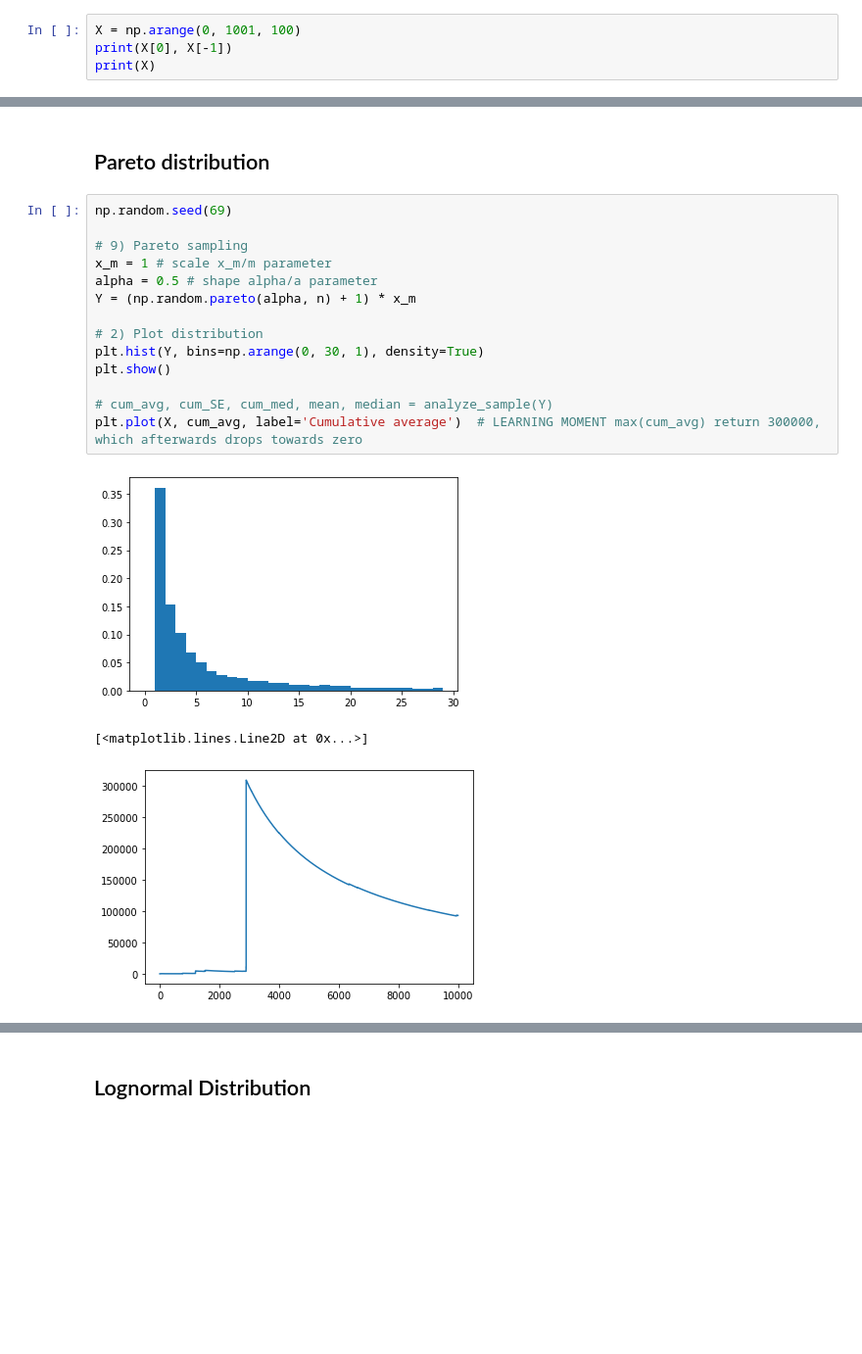
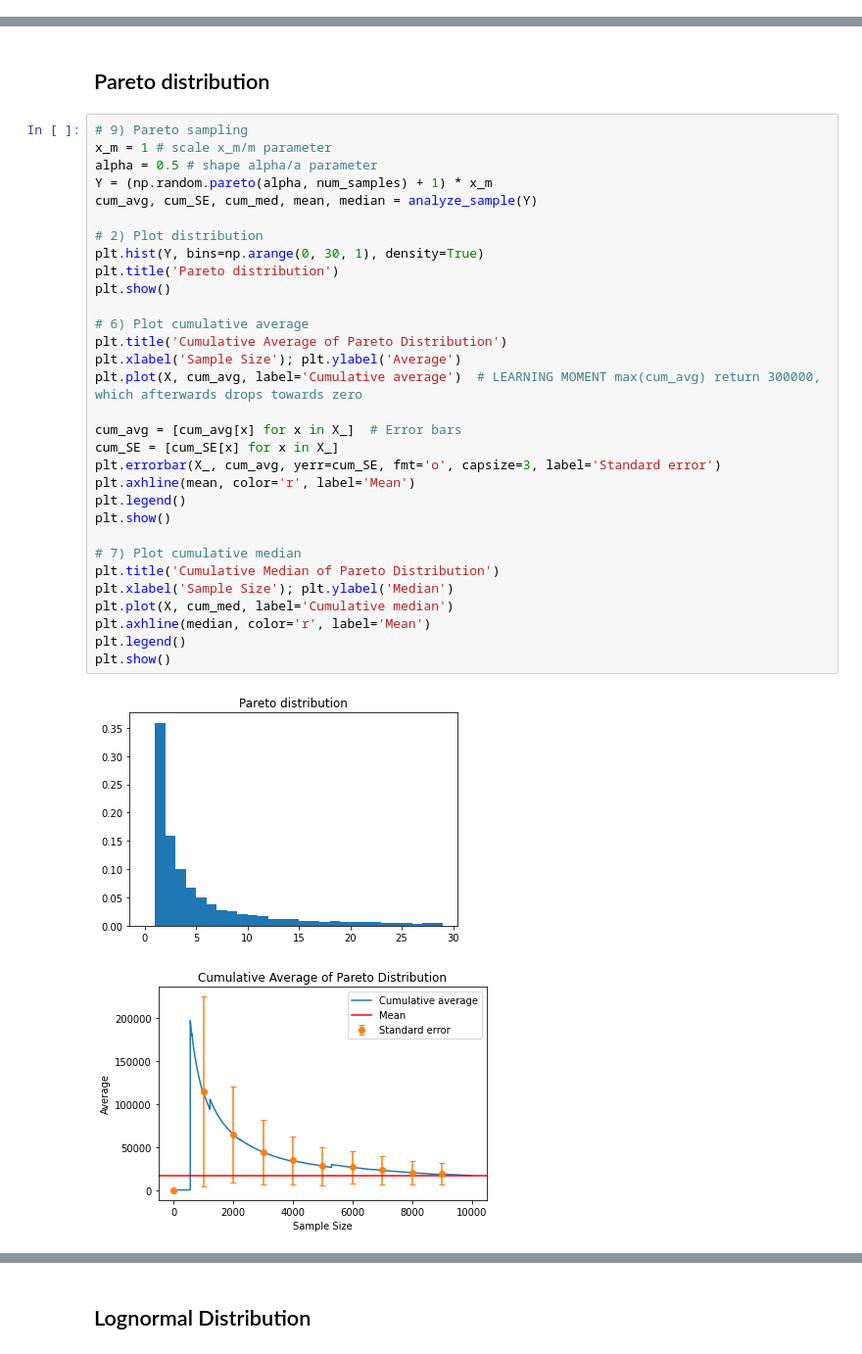
Before and after one commit to c-wejendorp/ComSocSciAssignment1Group1, a Jupyter notebook: Assignment1Group1.ipynb, the cells around one changed output, grey strips where cells are left out. Shown at 98% size. Cells and saved outputs as stored; diff of their text form; blank space fills up the shorter version.

```diff
--- a/Assignment1Group1.ipynb
+++ b/Assignment1Group1.ipynb
@@ -100,4 +52,0 @@ def analyze_sample(Y):  # Get all relevant statistics (don't plot here)
-# %%
-X = np.arange(0, 1001, 100)
-print(X[0], X[-1])
-print(X)
@@ -143,20 +93,36 @@ Mean: -0.04, Median: -0.05
 # %% [markdown]
 ## Pareto distribution
 # %%
-np.random.seed(69)
-
 # 9) Pareto sampling
 x_m = 1 # scale x_m/m parameter
 alpha = 0.5 # shape alpha/a parameter
-Y = (np.random.pareto(alpha, n) + 1) * x_m
+Y = (np.random.pareto(alpha, num_samples) + 1) * x_m
+cum_avg, cum_SE, cum_med, mean, median = analyze_sample(Y)
 
 # 2) Plot distribution
 plt.hist(Y, bins=np.arange(0, 30, 1), density=True)
+plt.title('Pareto distribution')
 plt.show()
 
-# cum_avg, cum_SE, cum_med, mean, median = analyze_sample(Y)
+# 6) Plot cumulative average
+plt.title('Cumulative Average of Pareto Distribution')
+plt.xlabel('Sample Size'); plt.ylabel('Average')
 plt.plot(X, cum_avg, label='Cumulative average')  # LEARNING MOMENT max(cum_avg) return 300000, which afterwards drops towards zero
+
+cum_avg = [cum_avg[x] for x in X_]  # Error bars
+cum_SE = [cum_SE[x] for x in X_]
+plt.errorbar(X_, cum_avg, yerr=cum_SE, fmt='o', capsize=3, label='Standard error')
+plt.axhline(mean, color='r', label='Mean')
+plt.legend()
+plt.show()
+
+# 7) Plot cumulative median
+plt.title('Cumulative Median of Pareto Distribution')
+plt.xlabel('Sample Size'); plt.ylabel('Median')
+plt.plot(X, cum_med, label='Cumulative median')
+plt.axhline(median, color='r', label='Mean')
+plt.legend()
+plt.show()
 # %% [output]
-[figure, old version]
+[figure, new version]
-[<matplotlib.lines.Line2D at 0x...>]
-[figure, old version]
+[figure, new version]
```
Also changed, not shown: parts of 20 cells of this notebook.
